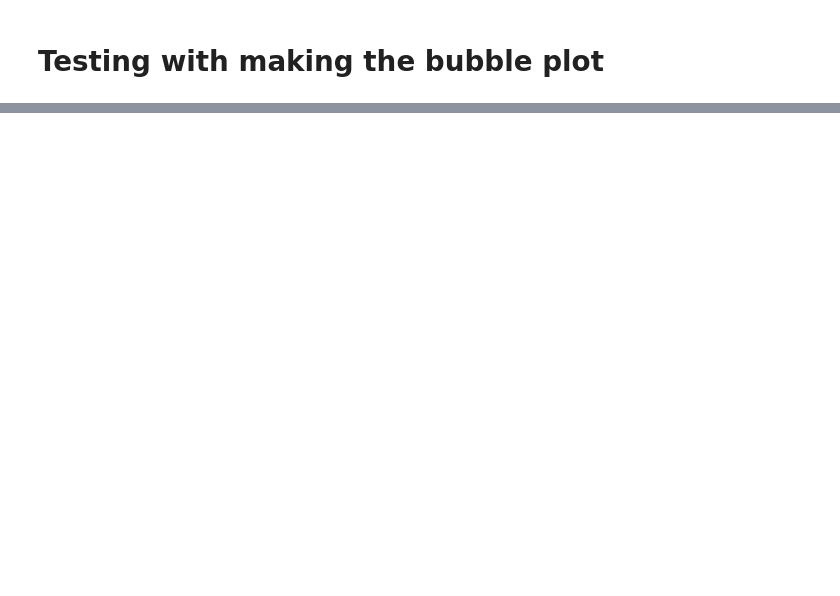
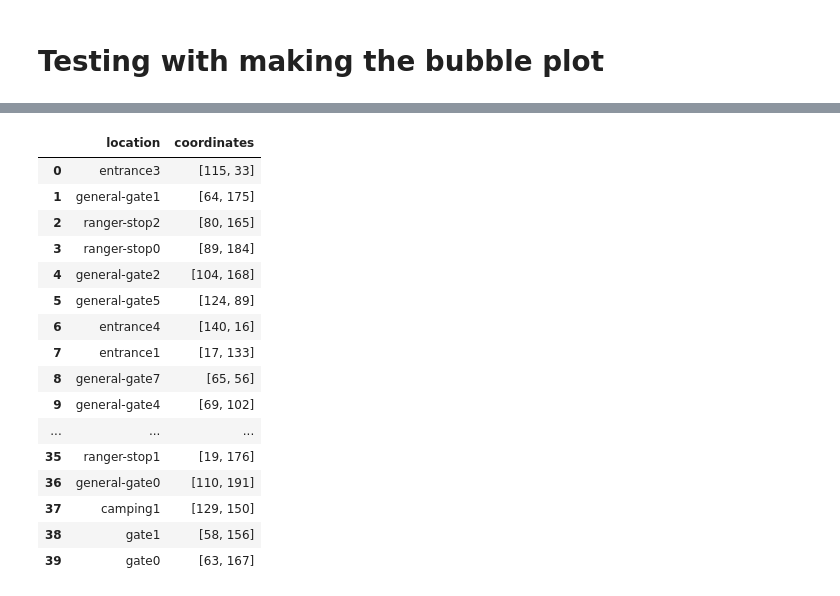
Before and after one commit to MaartenVanSluijs/visual-analytics-dashboard, a Jupyter notebook: src/notebooks/bubble.ipynb, the cells around one changed output, grey strips where cells are left out. Drawn from its saved outputs; the diff is of its cells as text; code cells hidden in the pictures; blank space fills up the shorter version.

```diff
--- a/src/notebooks/bubble.ipynb
+++ b/src/notebooks/bubble.ipynb
@@ -113,0 +124,20 @@ fig = make_car_bubbles(coordinates, coefficients, image)
+# %%
+locations
+# %% [output]
+|  | location | coordinates |
+| 0 | entrance3 | [115, 33] |
+| 1 | general-gate1 | [64, 175] |
+| 2 | ranger-stop2 | [80, 165] |
+| 3 | ranger-stop0 | [89, 184] |
+| 4 | general-gate2 | [104, 168] |
+| 5 | general-gate5 | [124, 89] |
+| 6 | entrance4 | [140, 16] |
+| 7 | entrance1 | [17, 133] |
+| 8 | general-gate7 | [65, 56] |
+| 9 | general-gate4 | [69, 102] |
+| ... | ... | ... |
+| 35 | ranger-stop1 | [19, 176] |
+| 36 | general-gate0 | [110, 191] |
+| 37 | camping1 | [129, 150] |
+| 38 | gate1 | [58, 156] |
+| 39 | gate0 | [63, 167] |
```
Also changed, not shown: parts of 6 cells of this notebook, 7 other files.
